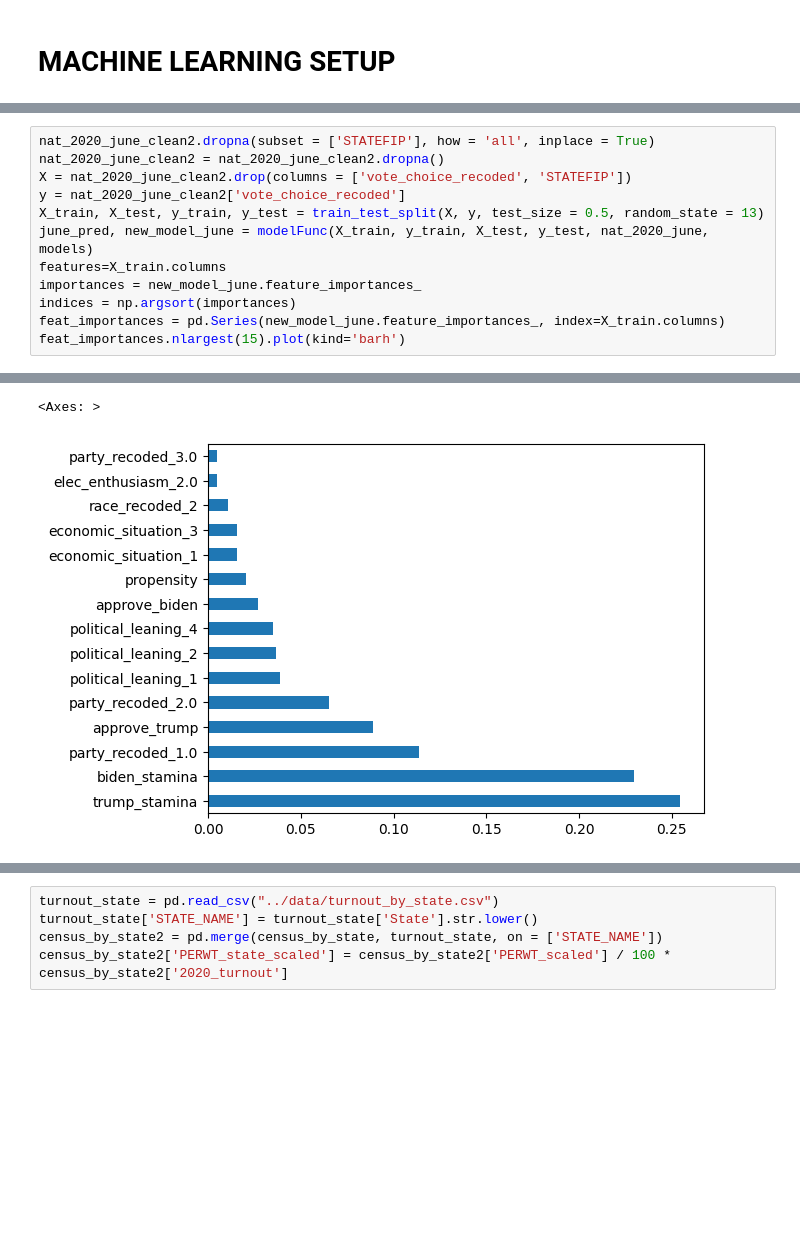
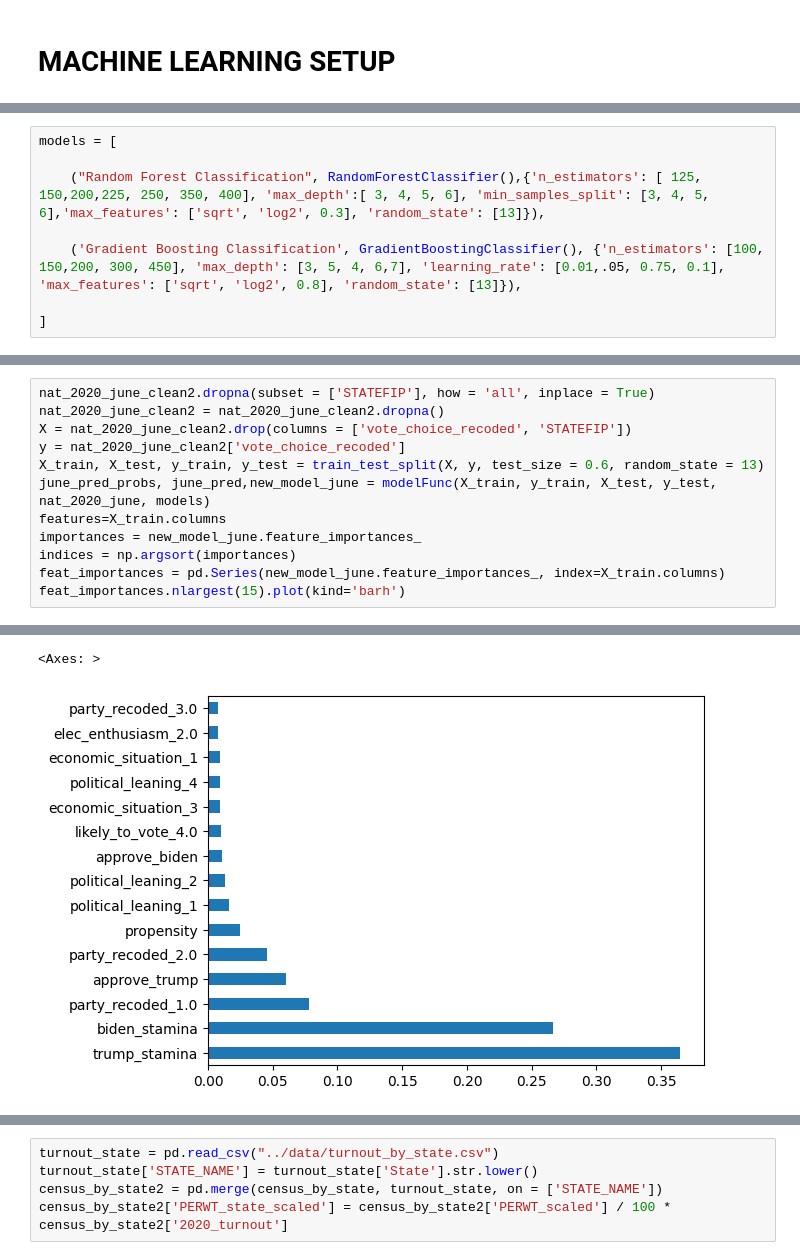
Before and after one commit to pmench/mrp-team, a Jupyter notebook: src/clean_ML.ipynb, the cells around one changed output, grey strips where cells are left out. Drawn from its saved outputs; the diff is of its cells as text; blank space fills up the shorter version.

```diff
--- a/src/clean_ML.ipynb
+++ b/src/clean_ML.ipynb
@@ -370,3 +315,11 @@ models = [
+# %%
+models = [
+
+    ("Random Forest Classification", RandomForestClassifier(),{'n_estimators': [ 125, 150,200,225, 250, 350, 400], 'max_depth':[ 3, 4, 5, 6], 'min_samples_split': [3, 4, 5, 6],'max_features': ['sqrt', 'log2', 0.3], 'random_state': [13]}),
+
+    ('Gradient Boosting Classification', GradientBoostingClassifier(), {'n_estimators': [100, 150,200, 300, 450], 'max_depth': [3, 5, 4, 6,7], 'learning_rate': [0.01,.05, 0.75, 0.1], 'max_features': ['sqrt', 'log2', 0.8], 'random_state': [13]}),
+
+]
 # %%
 def modelFunc(X_train, y_train, X_test, y_test, data_dummies, models):
     best_f1 = 0
@@ -558,8 +501,8 @@ nat_2020_june_clean2.dropna(subset = ['STATEFIP'], how = 'all', inplace = True)
 nat_2020_june_clean2 = nat_2020_june_clean2.dropna()
 X = nat_2020_june_clean2.drop(columns = ['vote_choice_recoded', 'STATEFIP'])
 y = nat_2020_june_clean2['vote_choice_recoded']
-X_train, X_test, y_train, y_test = train_test_split(X, y, test_size = 0.5, random_state = 13)
-june_pred, new_model_june = modelFunc(X_train, y_train, X_test, y_test, nat_2020_june, models)
+X_train, X_test, y_train, y_test = train_test_split(X, y, test_size = 0.6, random_state = 13)
+june_pred_probs, june_pred,new_model_june = modelFunc(X_train, y_train, X_test, y_test, nat_2020_june, models)
 features=X_train.columns
 importances = new_model_june.feature_importances_
 indices = np.argsort(importances)
@@ -586,5 +529,5 @@ best model RandomForestClassifier(max_depth=3, max_features='log2', min_samples_
 <Axes: >
-[figure, old version]
+[figure, new version]
 # %%
 at_2020_aug_clean2 = nat_2020_aug_clean2.dropna()
 X = nat_2020_aug_clean2.drop(columns = ['vote_choice_recoded', 'STATEFIP'])
```
Also changed, not shown: parts of 89 cells of this notebook, 5 other files.
